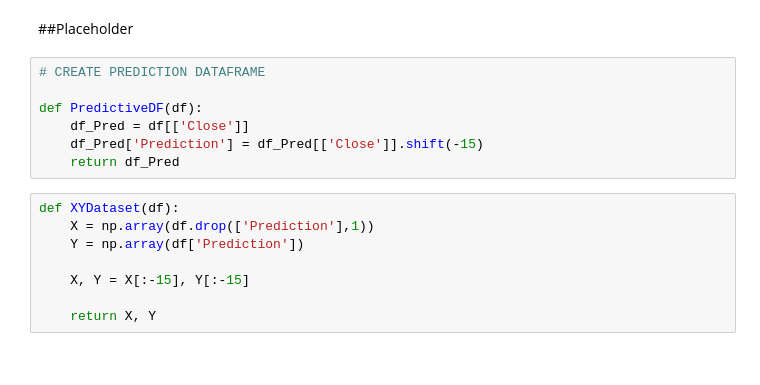
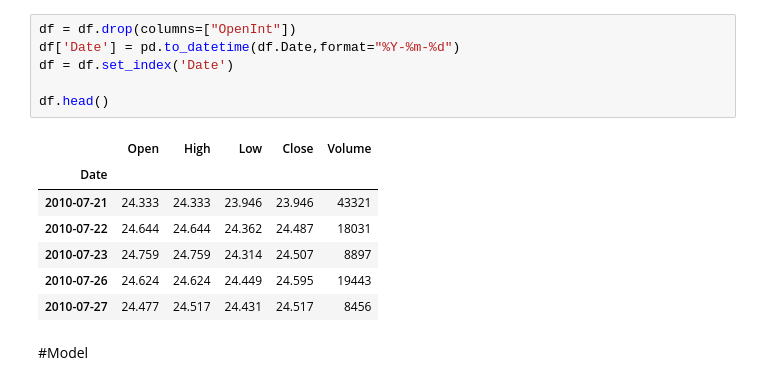
Before and after one commit to leestorm4520/ArtificialIntelligence_UbiquantMarketPrediction, a Jupyter notebook: David_SVM_Model.ipynb, the cells around one changed output. Saved outputs shown, nothing was run; the diff lists cells and outputs as text.

```diff
--- a/David_SVM_Model.ipynb
+++ b/David_SVM_Model.ipynb
@@ -75,18 +34,17 @@ def CleanData(df):
+# %%
+df = df.drop(columns=["OpenInt"])
+df['Date'] = pd.to_datetime(df.Date,format="%Y-%m-%d")
+df = df.set_index('Date')
+
+df.head()
+# %% [output]
+|  | Open | High | Low | Close | Volume |
+| Date |  |  |  |  |  |
+| 2010-07-21 | 24.333 | 24.333 | 23.946 | 23.946 | 43321 |
+| 2010-07-22 | 24.644 | 24.644 | 24.362 | 24.487 | 18031 |
+| 2010-07-23 | 24.759 | 24.759 | 24.314 | 24.507 | 8897 |
+| 2010-07-26 | 24.624 | 24.624 | 24.449 | 24.595 | 19443 |
+| 2010-07-27 | 24.477 | 24.517 | 24.431 | 24.517 | 8456 |
 # %% [markdown]
-##Placeholder
+#Model
-# %%
-# CREATE PREDICTION DATAFRAME
-
-def PredictiveDF(df):
-    df_Pred = df[['Close']]
-    df_Pred['Prediction'] = df_Pred[['Close']].shift(-15)
-    return df_Pred
-# %%
-def XYDataset(df):
-    X = np.array(df.drop(['Prediction'],1))
-    Y = np.array(df['Prediction'])
-
-    X, Y = X[:-15], Y[:-15]
-
-    return X, Y
 # %%
```
Also changed, not shown: parts of 18 cells of this notebook.
